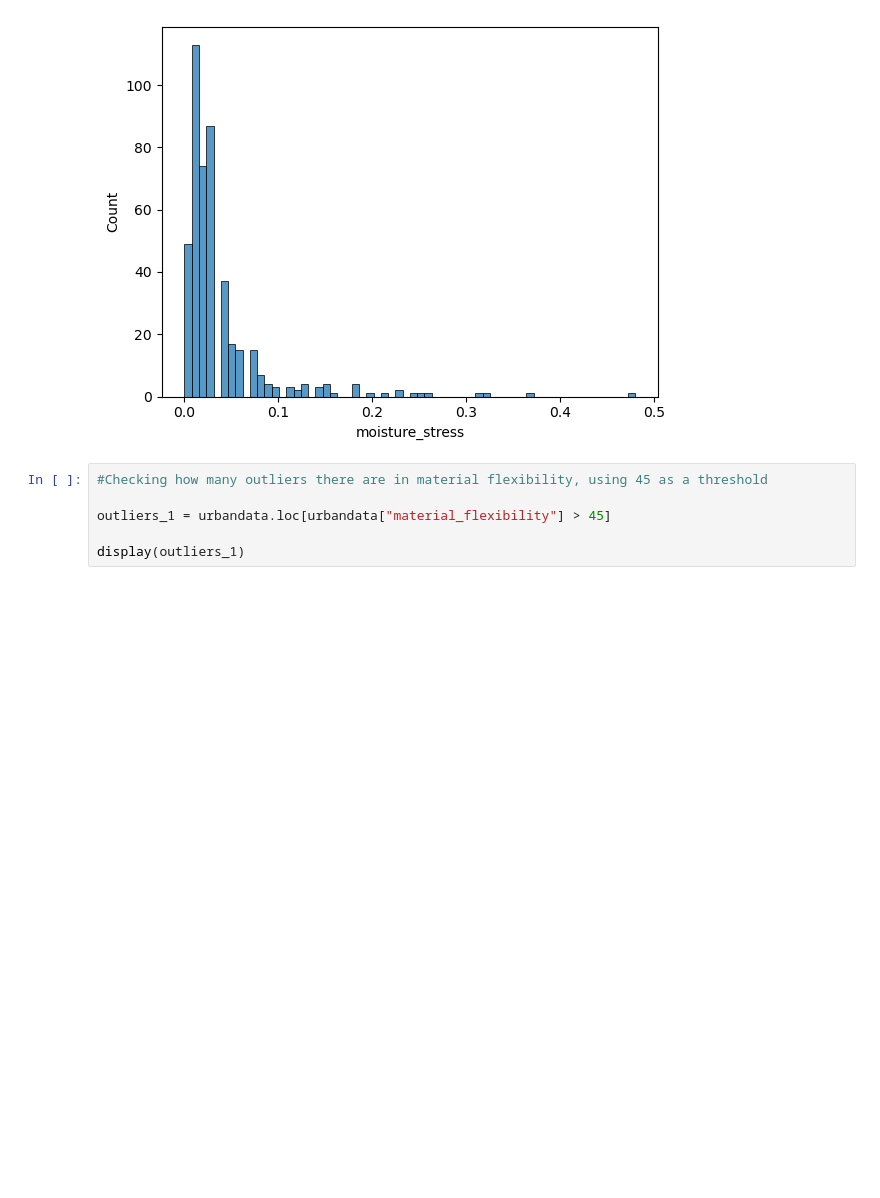
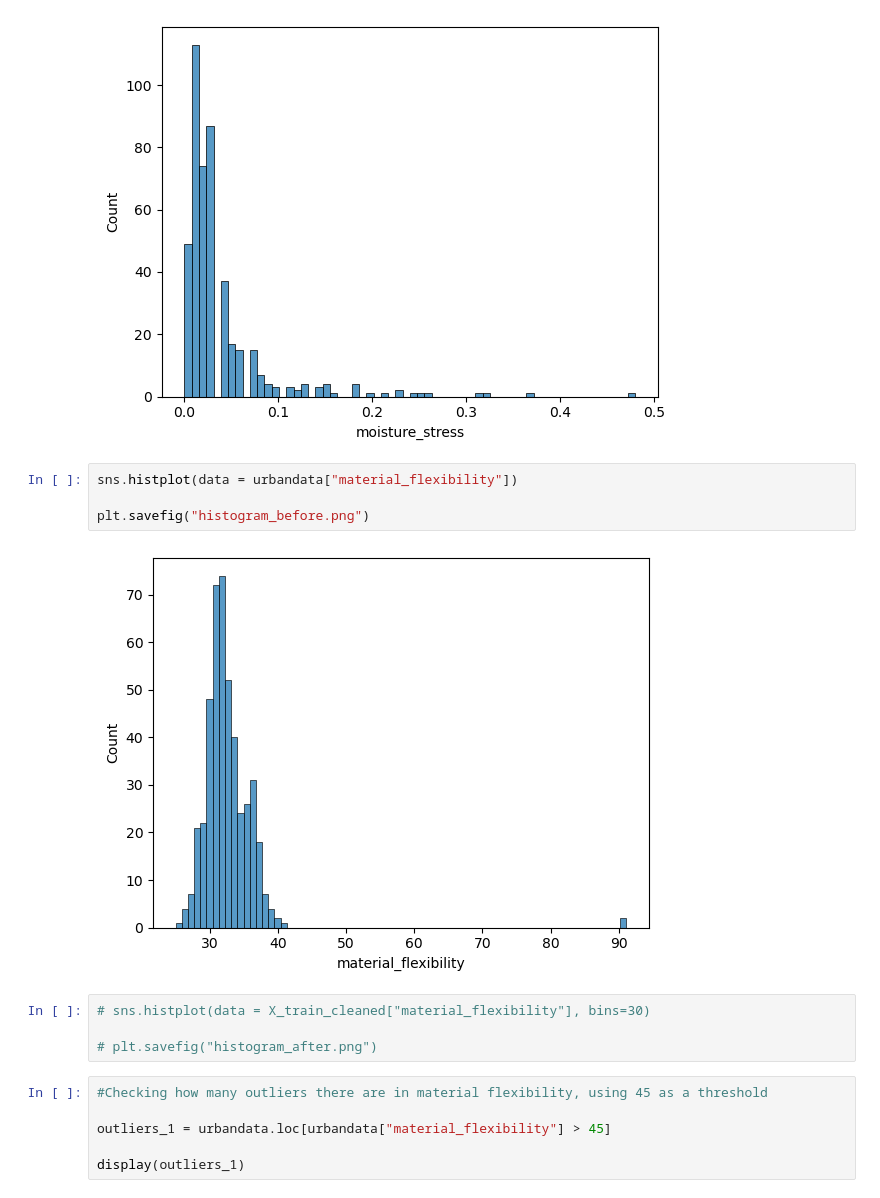
Before and after one commit to dannylee112/Machine-learning-models, a Jupyter notebook: ITNPBD6.ipynb, the cells around one changed output. Cells and saved outputs as stored; diff of their text form; blank space fills up the shorter version.

```diff
--- a/ITNPBD6.ipynb
+++ b/ITNPBD6.ipynb
@@ -73,6 +88,16 @@ sns.histplot(data = urbandata["moisture_stress"])
 # %% [output]
 <Axes: xlabel='moisture_stress', ylabel='Count'>
 [figure]
+# %%
+sns.histplot(data = urbandata["material_flexibility"])
+
+plt.savefig("histogram_before.png")
+# %% [output]
+[figure, added]
+# %%
+# sns.histplot(data = X_train_cleaned["material_flexibility"], bins=30)
+
+# plt.savefig("histogram_after.png")
 # %%
 #Checking how many outliers there are in material flexibility, using 45 as a threshold
 
```
Also changed, not shown: parts of 32 cells of this notebook, 4 other files.
